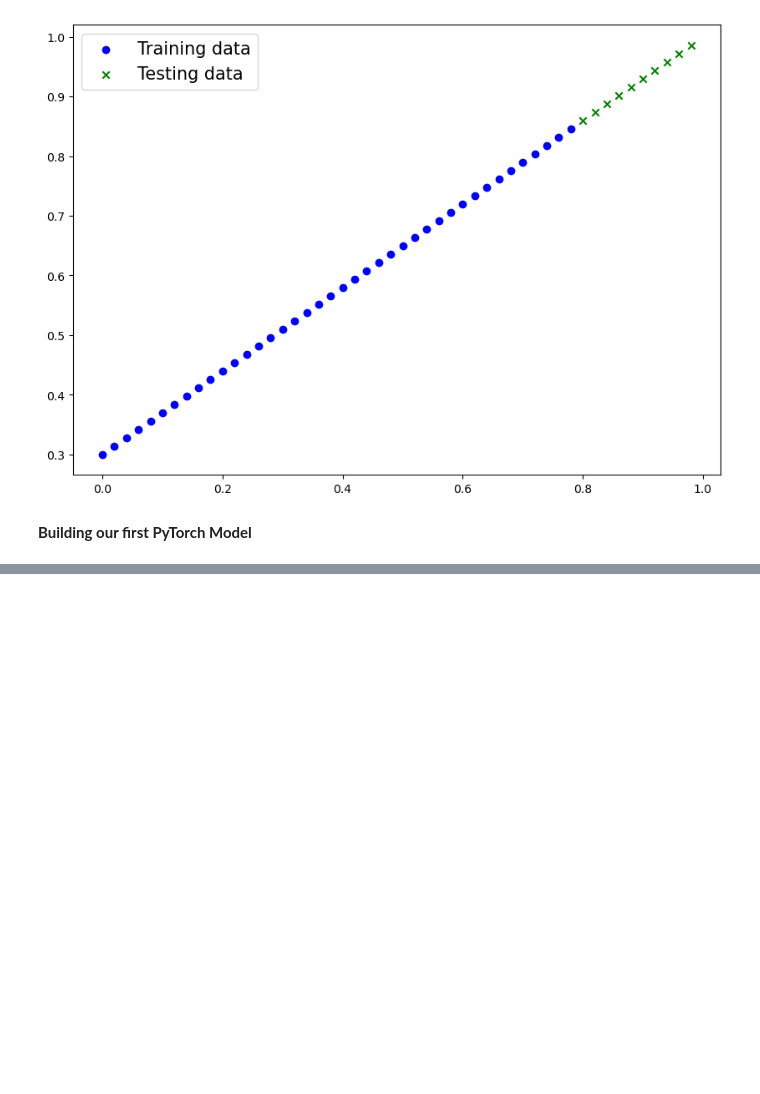
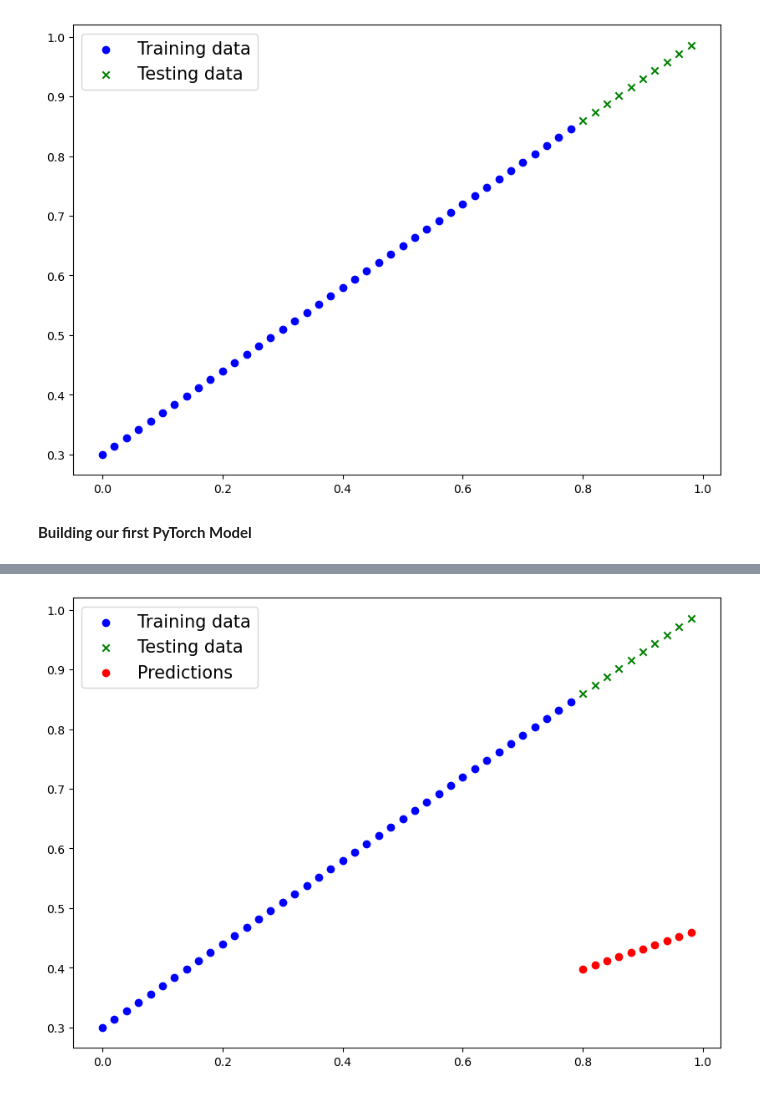
Before and after one commit to hridoynasah/PyTorch-for-Deep-Learning-and-Machine-Learning, a Jupyter notebook: 3. Chapter 1 – PyTorch Workflow/01_pytorch_workflow.ipynb, the cells around one changed output, grey strips where cells are left out. Drawn from its saved outputs; the diff is of its cells as text; code cells hidden in the pictures; blank space fills up the shorter version.

```diff
--- a/3. Chapter 1 – PyTorch Workflow/01_pytorch_workflow.ipynb
+++ b/3. Chapter 1 – PyTorch Workflow/01_pytorch_workflow.ipynb
@@ -161,0 +164,6 @@ class LinearRegressionModel(nn.Module): # ,<- almost everything in PyTorch inhei
+# %%
+torch.manual_seed(42)
+
+model_0 = LinearRegressionModel()
+
+list(model_0.parameters())
@@ -161,0 +179,3 @@ class LinearRegressionModel(nn.Module): # ,<- almost everything in PyTorch inhei
+# %%
+with torch.inference_mode():
+    y_preds = model_0(X_test)
@@ -161,0 +201,4 @@ class LinearRegressionModel(nn.Module): # ,<- almost everything in PyTorch inhei
+# %%
+plot_predictions(predictions=y_preds)
+# %% [output]
+[figure, added]
```
Also changed, not shown: parts of 7 cells of this notebook.
